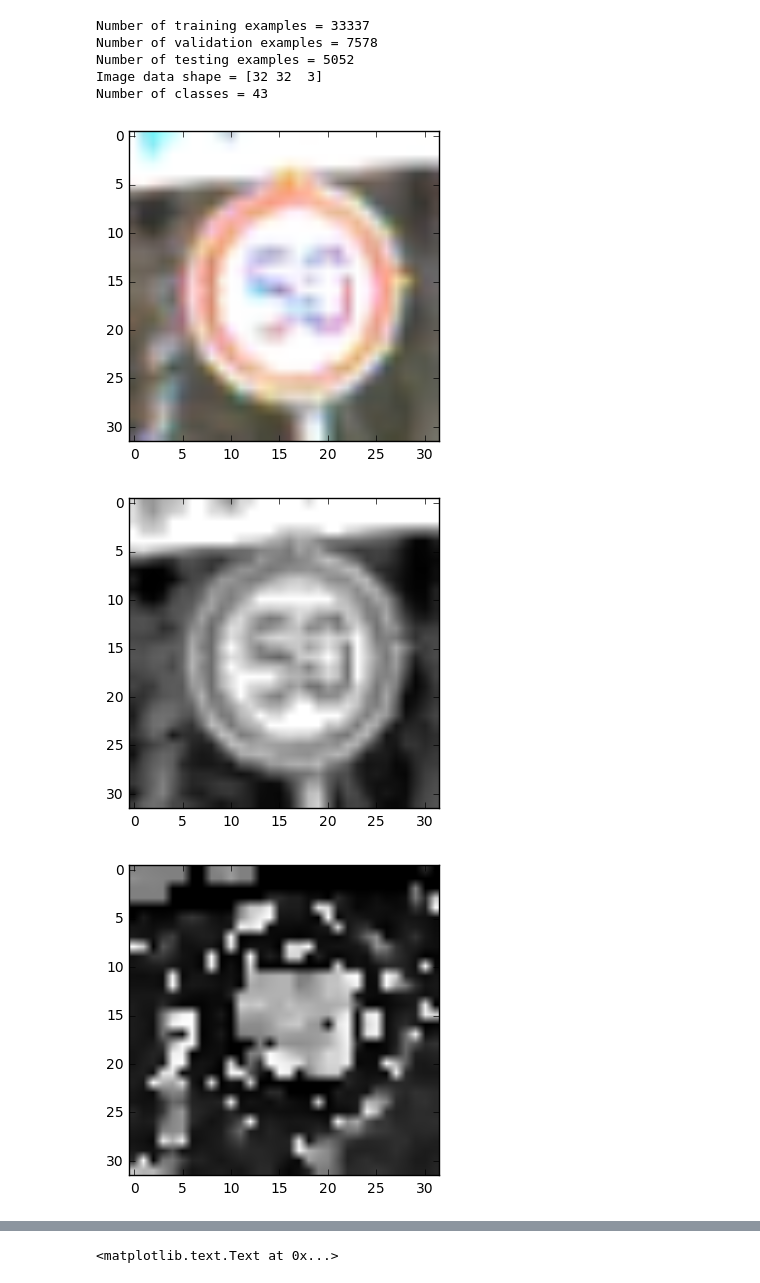
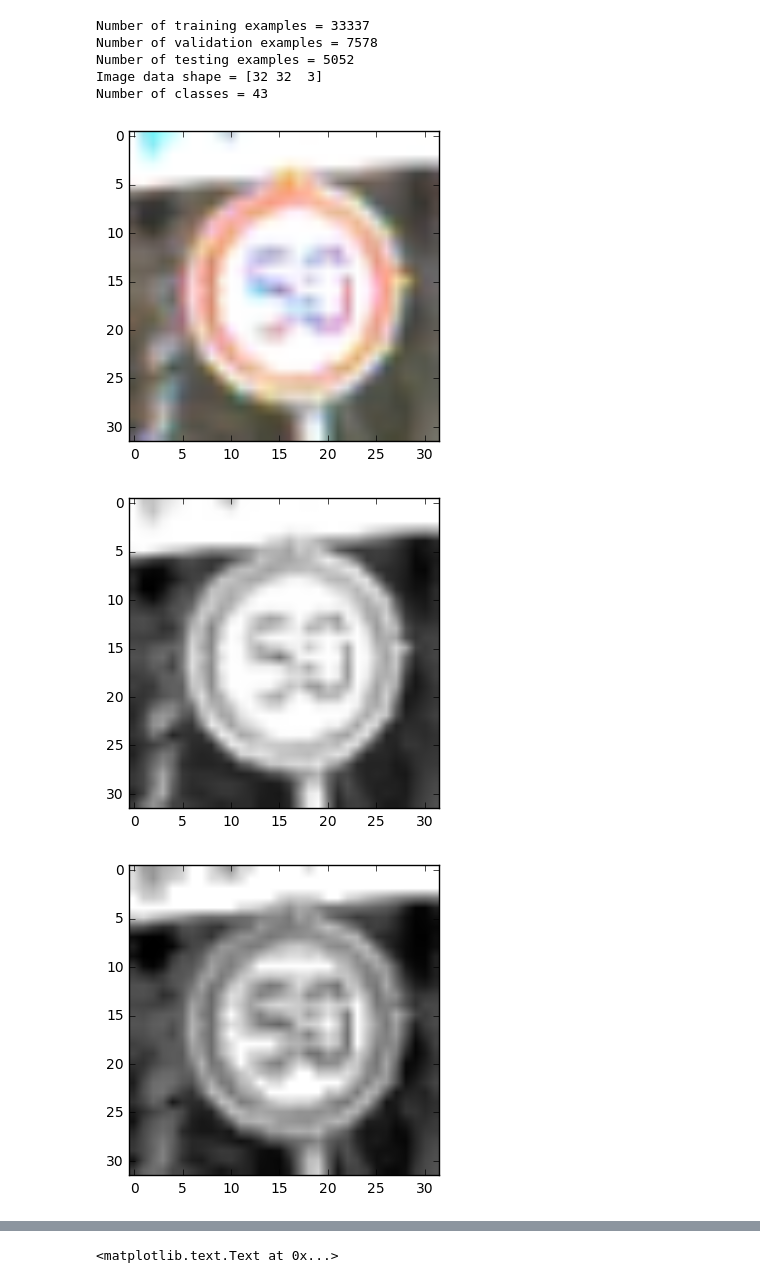
Before and after one commit to AM5800/self_drifing_car, a Jupyter notebook: traffic-signs/Traffic_Signs_Recognition.ipynb, the cells around one changed output, grey strips where cells are left out. Drawn from its saved outputs; the diff is of its cells as text; code cells hidden in the pictures.

```diff
--- a/traffic-signs/Traffic_Signs_Recognition.ipynb
+++ b/traffic-signs/Traffic_Signs_Recognition.ipynb
@@ -179,23 +215,22 @@ y_test_onehot = convert_dataset(to_onehot, y_test)
 # %%
 def show_img(img):
     shape = img.shape
     if img.ndim == 2:
         plt.imshow(img, cmap='gray')
     elif img.ndim == 3:
         if shape[2] == 1:
             plt.imshow(img.reshape(shape[0], shape[1]), cmap='gray')
         elif shape[2] == 2:
             show_img(img[:,:,0])
             show_img(img[:,:,1])
         else:
             plt.imshow(img)
     plt.show()
 
-img_index = 0
-show_img(X_train[img_index])
-show_img(X_train_grayscale[img_index])
-show_img(X_train_hv[img_index])
+show_img(dataset_provider.get("original").train[0])
+show_img(dataset_provider.get("gray").train[0])
+show_img(dataset_provider.get("gray_eq").train[0])
 # %% [output]
 [figure]
-[figure, old version]
+[figure, new version]
-[figure, old version]
+[figure, new version]
```
Also changed, not shown: parts of 3 cells of this notebook.
